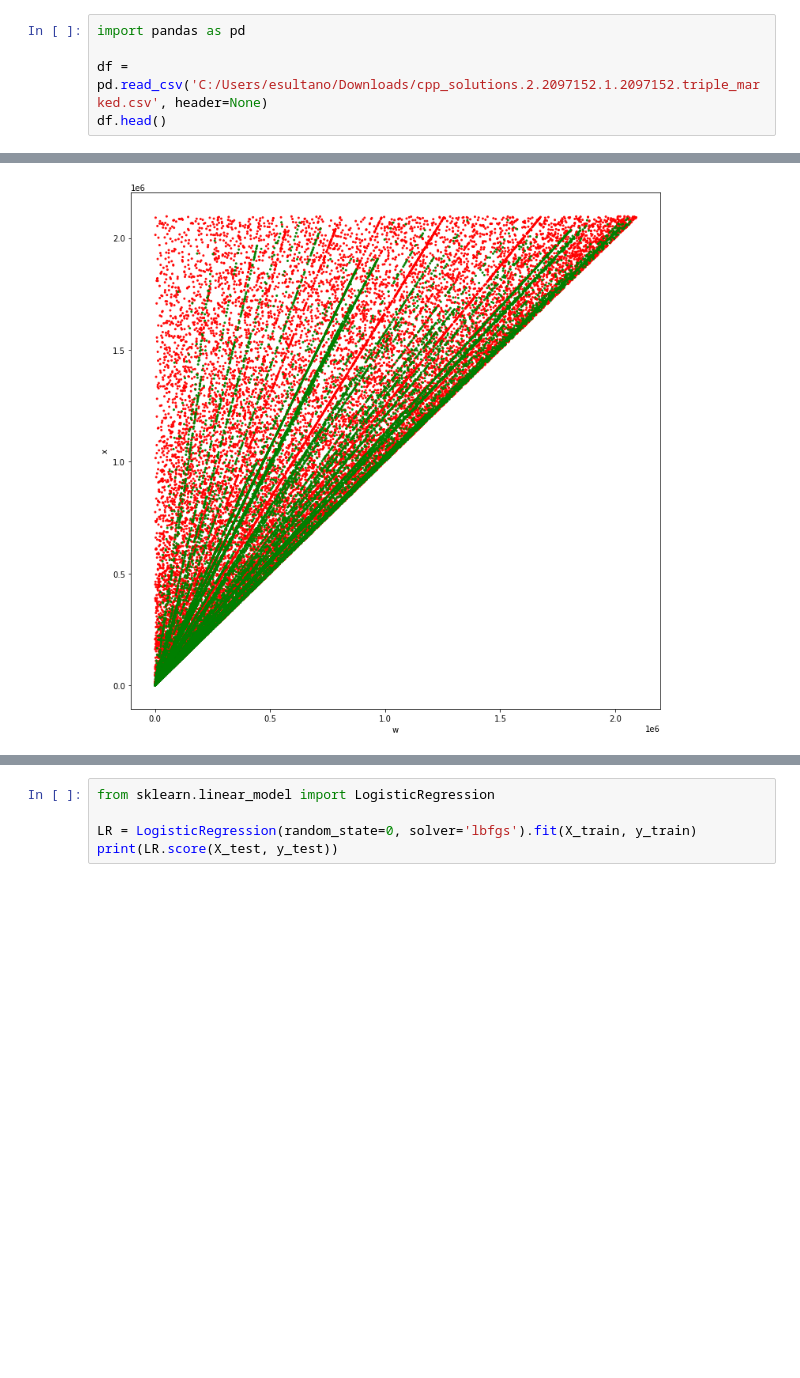
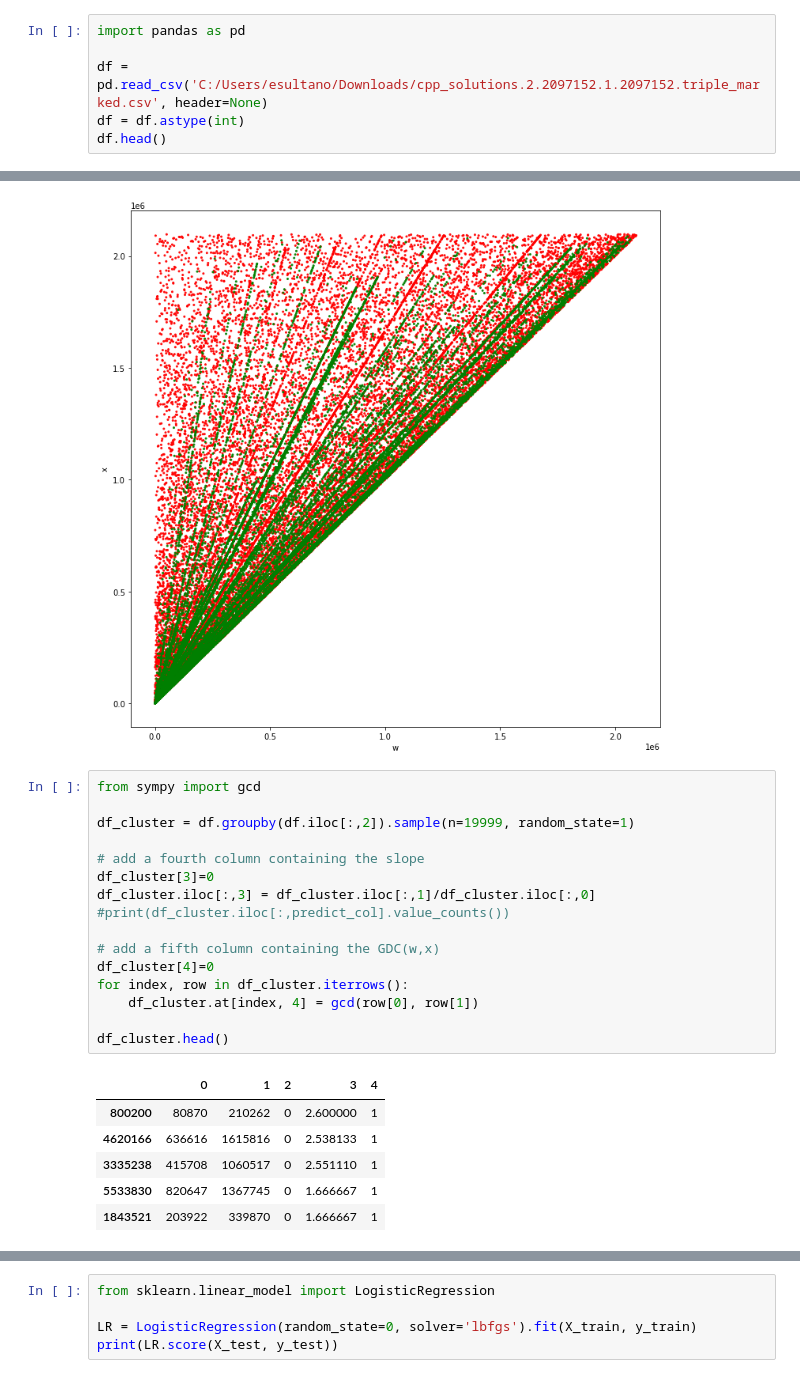
Before and after one commit to Sultanow/pythagorean, a Jupyter notebook: notebook/cluster_pairs.ipynb, the cells around one changed output, grey strips where cells are left out. Cells and saved outputs as stored; diff of their text form; blank space fills up the shorter version.

```diff
--- a/notebook/cluster_pairs.ipynb
+++ b/notebook/cluster_pairs.ipynb
@@ -32,6 +32,7 @@ with open('C:/Users/esultano/Downloads/cpp_solutions.2.2097152.1.2097152.triple_
 import pandas as pd
 
 df = pd.read_csv('C:/Users/esultano/Downloads/cpp_solutions.2.2097152.1.2097152.triple_marked.csv', header=None)
+df = df.astype(int)
 df.head()
 # %% [output]
 |  | 0 | 1 | 2 |
@@ -57,3 +58,26 @@ plt.savefig('C:/Users/esultano/Downloads/pairs.png')
 plt.show()
 # %% [output]
 [figure]
+# %%
+from sympy import gcd
+
+df_cluster = df.groupby(df.iloc[:,2]).sample(n=19999, random_state=1)
+
+# add a fourth column containing the slope
+df_cluster[3]=0
+df_cluster.iloc[:,3] = df_cluster.iloc[:,1]/df_cluster.iloc[:,0]
+#print(df_cluster.iloc[:,predict_col].value_counts())
+
+# add a fifth column containing the GDC(w,x)
+df_cluster[4]=0
+for index, row in df_cluster.iterrows():
+    df_cluster.at[index, 4] = gcd(row[0], row[1])
+
+df_cluster.head()
+# %% [output]
+|  | 0 | 1 | 2 | 3 | 4 |
+| 800200 | 80870 | 210262 | 0 | 2.600000 | 1 |
+| 4620166 | 636616 | 1615816 | 0 | 2.538133 | 1 |
+| 3335238 | 415708 | 1060517 | 0 | 2.551110 | 1 |
+| 5533830 | 820647 | 1367745 | 0 | 1.666667 | 1 |
+| 1843521 | 203922 | 339870 | 0 | 1.666667 | 1 |
```
Also changed, not shown: parts of 2 cells of this notebook.
